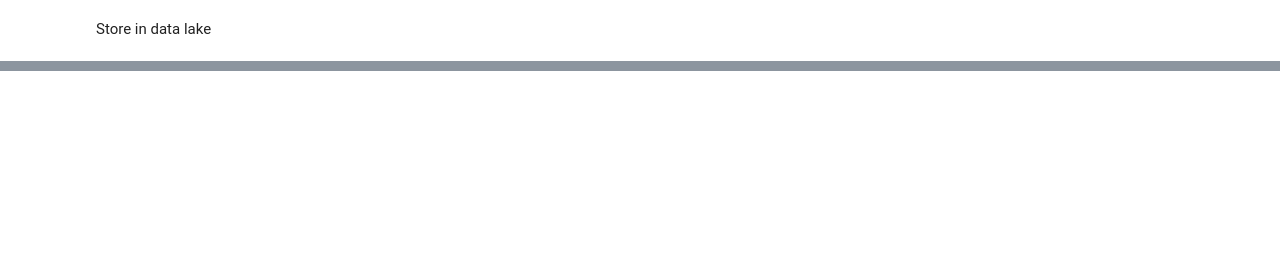
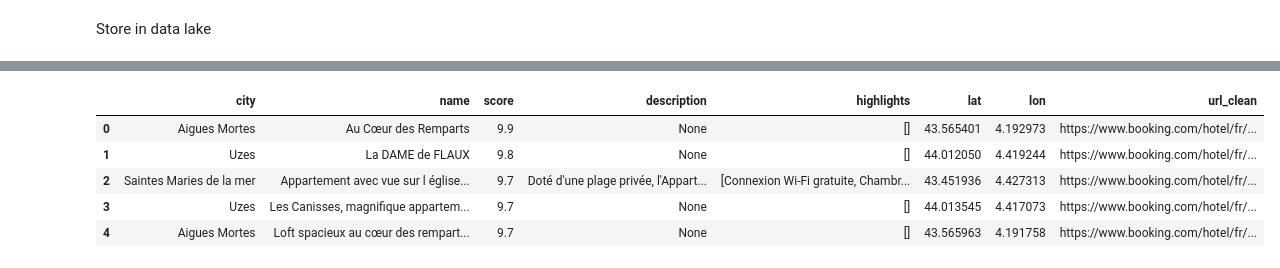
Before and after one commit to nprevost/kayak, a Jupyter notebook: project_kayak.ipynb, the cells around one changed output, grey strips where cells are left out. Saved outputs shown, nothing was run; the diff lists cells and outputs as text; code cells hidden in the pictures; blank space fills up the shorter version.

```diff
--- a/project_kayak.ipynb
+++ b/project_kayak.ipynb
@@ -436,0 +408,6 @@ bucket.upload_file("src/list_hotels.json", "list_hotels.json")
+# %%
+file_content = bucket.Object('list_hotels.json').get()['Body'].read()
+
+json_content = json.loads(file_content)
+
+df_hotels = pd.DataFrame(json_content)
@@ -436,0 +432,8 @@ bucket.upload_file("src/list_hotels.json", "list_hotels.json")
+# %%
+df_hotels['lat'] = df_hotels['contact_details'].apply(lambda x: x.split(',')[0])
+df_hotels['lon'] = df_hotels['contact_details'].apply(lambda x: x.split(',')[1])
+df_hotels['description'] = df_hotels['description'].str.replace('\n\n', ' ')
+
+df_hotels['url_clean'] = df_hotels['url'].apply(lambda x: x.split('?')[0])
+
+df_hotels.head(1)
@@ -436,0 +443,4 @@ bucket.upload_file("src/list_hotels.json", "list_hotels.json")
+# %%
+df_hotels.drop(['url', 'contact_details'], axis = 1, inplace = True)
+
+df_hotels.head(1)
@@ -436,0 +538,10 @@ bucket.upload_file("src/list_hotels.json", "list_hotels.json")
+# %%
+df_best_hotels = df_hotels.sort_values(by=["score"], ascending=[False]).reset_index(drop=True).head(5)
+df_best_hotels.head(10)
+# %% [output]
+|  | city | name | score | description | highlights | lat | lon | url_clean |
+| 0 | Aigues Mortes | Au Cœur des Remparts | 9.9 | None | [] | 43.565401 | 4.192973 | https://www.booking.com/hotel/fr/... |
+| 1 | Uzes | La DAME de FLAUX | 9.8 | None | [] | 44.012050 | 4.419244 | https://www.booking.com/hotel/fr/... |
+| 2 | Saintes Maries de la mer | Appartement avec vue sur l église... | 9.7 | Doté d'une plage privée, l'Appart... | [Connexion Wi-Fi gratuite, Chambr... | 43.451936 | 4.427313 | https://www.booking.com/hotel/fr/... |
+| 3 | Uzes | Les Canisses, magnifique appartem... | 9.7 | None | [] | 44.013545 | 4.417073 | https://www.booking.com/hotel/fr/... |
+| 4 | Aigues Mortes | Loft spacieux au cœur des rempart... | 9.7 | None | [] | 43.565963 | 4.191758 | https://www.booking.com/hotel/fr/... |
```
Also changed, not shown: parts of 20 cells of this notebook, 8 other files.
